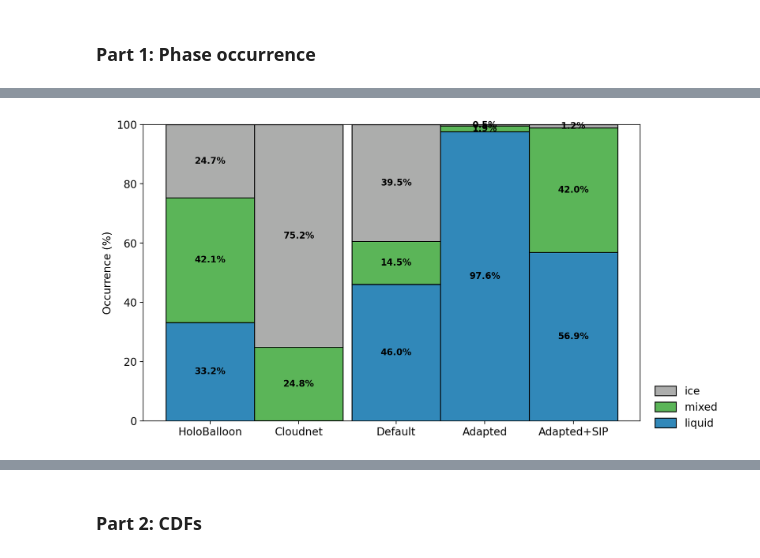
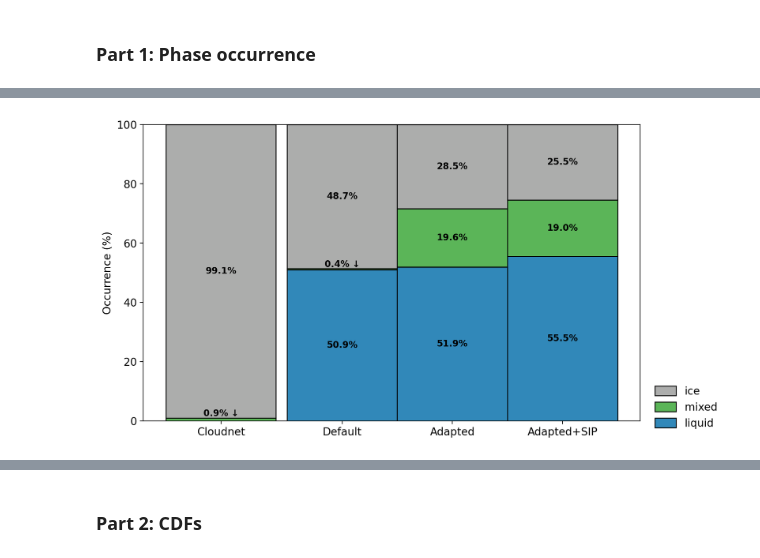
Before and after one commit to sldamman/JGR-Atmospheres-Paper-24, a Jupyter notebook: 240902_Heterogeneity.ipynb, the cells around one changed output, grey strips where cells are left out. Saved outputs shown, nothing was run; the diff lists cells and outputs as text; code cells hidden in the pictures.

Commit message:
Fixed issues with overlapping text

```diff
--- a/240902_Heterogeneity.ipynb
+++ b/240902_Heterogeneity.ipynb
@@ -113,7 +113,7 @@ limit_time = True # Option to use only data from when holoballoon was flying
 threshold = 0.1   # Threshold for IWF to use when classifying liquid/mixed/ice.
 
 subsample = 2           # Select only every other timestep to match resolution of model
-subsample_variation = 1 # Skip the first timestep to select 'the other' subsampling alternative
+subsample_variation = 0 # Skip the first timestep to select 'the other' subsampling alternative
 
 #Model levels (found by wrf.getvar(nc.Dataset(MAS3_path), 'z').isel(bottom_top=slice(0, 85), west_east=50, south_north=50).to_numpy())
 h = np.array([11.3408785,   34.04713,   56.80371,   79.61095, 102.47005,  125.38474,  148.3563 ,  171.38313,
@@ -334,39 +383,43 @@ def plot_heterogeneity(data, ax, title, km_conversion=1, percent=True, stat='med
 # %%
-# Cloud interior
+# Cloud top
 
 fig, ax = plt.subplots(1, 1, figsize=(10, 6))
 
-x = [1, 2, 3.1, 4.1, 5.1]
+x = [2, 3.1, 4.1, 5.1]
 
-model_labels = ['HoloBalloon', 'Cloudnet', 'Default', 'Adapted', 'Adapted+SIP']
+model_labels = ['Cloudnet', 'Default', 'Adapted', 'Adapted+SIP']
 phase_patterns = ['o', 'x', '*']
 
 
 phase_colors = ['#3188B9', '#5BB558', '#ACADAC']
-for i, data in enumerate([HB,
-                          select_layers(CN, n=30, reference_level=137),
-                          select_layers(MD3, n=9, reference_level=32),
-                          select_layers(MA3, n=9, reference_level=32),
-                          select_layers(MAS3, n=9, reference_level=32)]):
+for i, data in enumerate([select_layers(CN, n=30),
+                          select_layers(MD3, n=9),
+                          select_layers(MA3, n=9),
+                          select_layers(MAS3, n=9)]):
     counts = np.array([xr.where(data==phase, x=True, y=np.nan).count() for phase in range(3)])
     total = np.sum(counts)
     norm = counts / total * 100 # Occurrence in percent
 
     for phase in range(3):
         plt.bar(x=x[i], height=norm[phase], bottom=norm[:phase].sum(), alpha=1, edgecolor='k', width=1, color=phase_colors[phase])# hatch=phase_patterns[phase], color='w')#model_colors[i])
 
 for bar in ax.patches:
-  if bar.get_height() > 0.1:
+  if bar.get_height() > 1:
     ax.text(bar.get_x() + bar.get_width() / 2,
             bar.get_height() / 2 + bar.get_y() - 0.8,
-            f'{round(bar.get_height(), 1)}%', ha = 'center',
+            f'{round(bar.get_height(),1)}%', ha = 'center',# backgroundcolor='white',
+            color = 'k', weight = 'bold', size = 10)#, backgroundcolor='w', bbox=dict(facecolor='w', edgecolor='grey'))
+  elif bar.get_height() > 0.1:
+    ax.text(bar.get_x() + bar.get_width() / 2,
+            bar.get_height() / 2 + bar.get_y() + 0.7 + bar.get_height()*0.5,
+            f'{round(bar.get_height(), 1)}% \u2193', ha = 'center',
             color = 'k', weight = 'bold', size = 10)#, backgroundcolor='w', bbox=dict(facecolor='w', edgecolor='grey'))
 
 plt.legend(labels=phase_labels, bbox_to_anchor=(1.01, 0.15), frameon=False, handleheight=1, fontsize=12, reverse=True)
 #plt.tick_params(bottom=False)
 plt.xticks(ticks=x, labels=model_labels, fontsize=12)
 plt.ylim(0, 100)
 plt.ylabel('Occurrence (%)', fontsize=12)
 plt.show()
 # %% [output]
-[figure, old version]
+[figure, new version]
```
Also changed, not shown: parts of 8 cells of this notebook.
